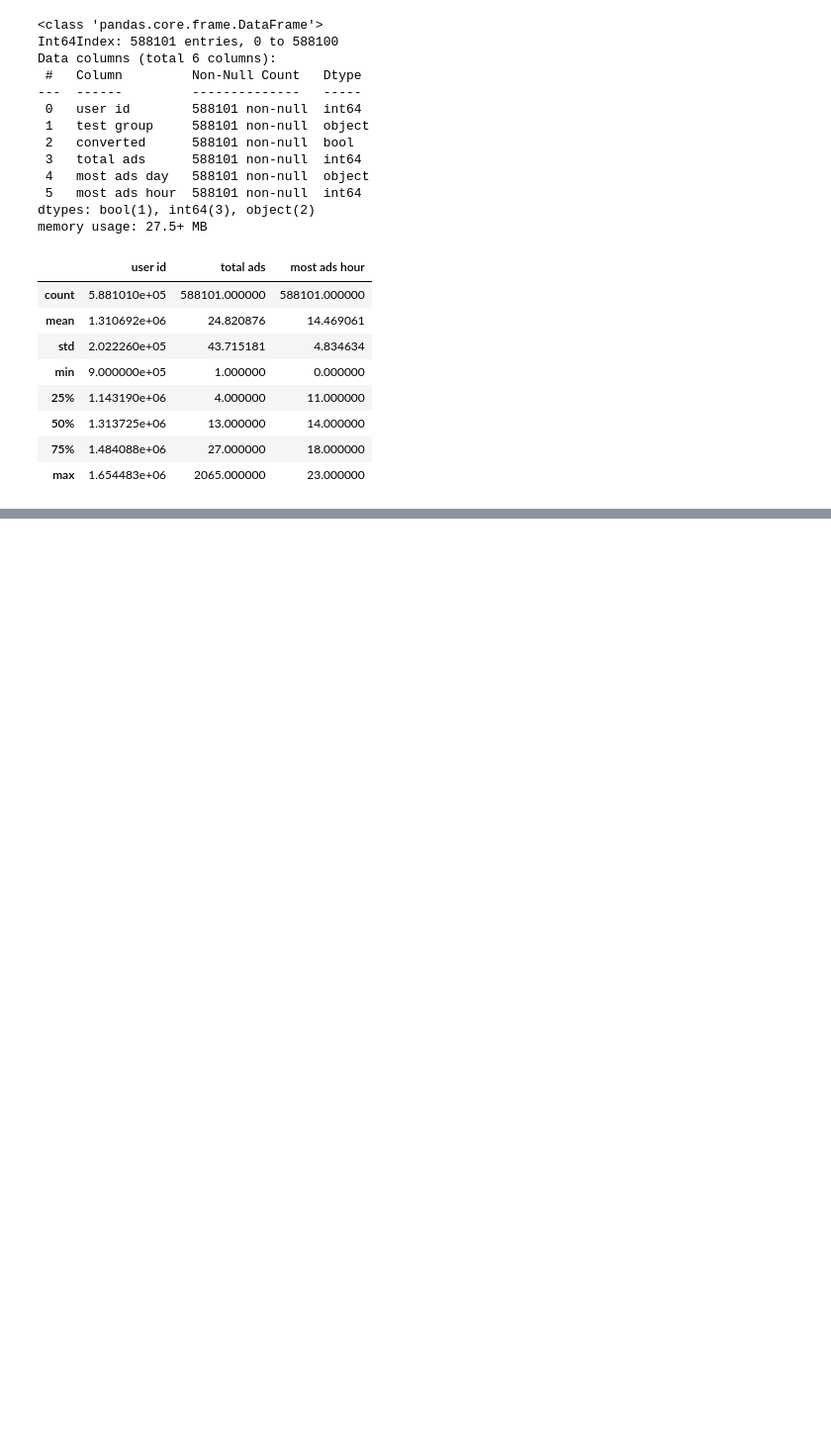
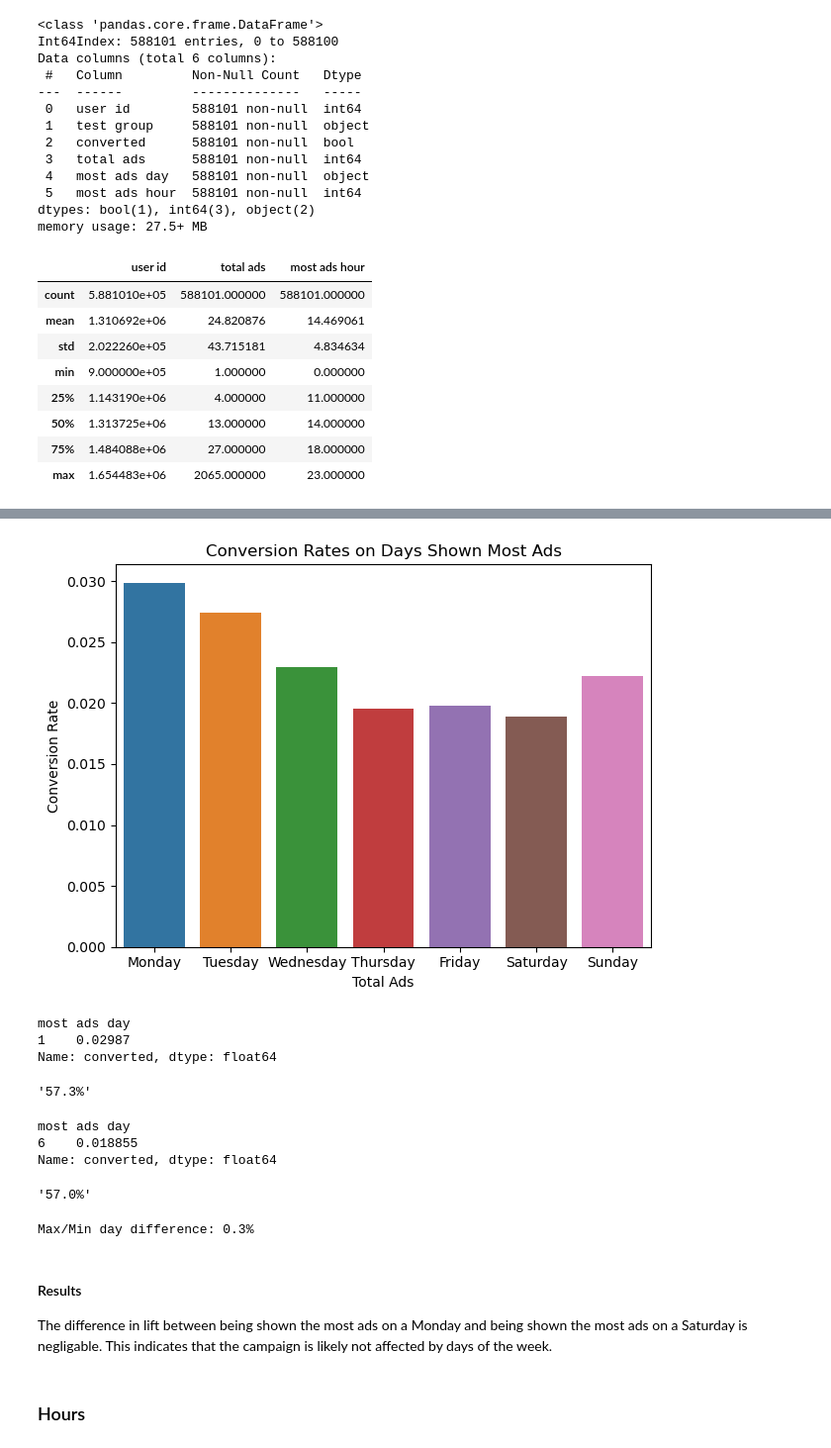
Before and after one commit to 4a6166/A-B-Testing-Analysis, a Jupyter notebook: kaggle-mkt/mkt_analysis.ipynb, the cells around one changed output, grey strips where cells are left out. Shown at 99% size. Saved outputs shown, nothing was run; the diff lists cells and outputs as text; code cells hidden in the pictures; blank space fills up the shorter version.

```diff
--- a/kaggle-mkt/mkt_analysis.ipynb
+++ b/kaggle-mkt/mkt_analysis.ipynb
@@ -134,0 +236,3 @@ X = None
+# %%
+df_crate_days=df.groupby("most ads day")["converted"].mean()
+df_crate_days
@@ -134,0 +249,48 @@ X = None
+# %%
+# Plot Days v Conversion Rate
+days = ['Monday', 'Tuesday', 'Wednesday', 'Thursday', 'Friday', 'Saturday', 'Sunday']
+
+ax = sns.barplot(x=days, y=df_crate_days)
+ax.set(title="Conversion Rates on Days Shown Most Ads", xlabel="Total Ads", ylabel="Conversion Rate")
+plt.tight_layout()
+plt.show()
+# %% [output]
+[figure, added]
+# %%
+max_day = df_crate_days.loc[df_crate_days == df_crate_days.max()]
+max_day
+# %% [output]
+most ads day
+1    0.02987
+Name: converted, dtype: float64
+# %%
+df_max_day = df.loc[df["most ads day"] == max_day.index[0]]
+df_crate_max_day = df_max_day.groupby("test group")["converted"].mean()
+max_day_lift = get_lift(df_crate_max_day["ad"], df_crate_max_day["psa"])
+format(max_day_lift, ".1%")
+# %% [output]
+'57.3%'
+# %%
+min_day = df_crate_days.loc[df_crate_days == df_crate_days.min()]
+min_day
+# %% [output]
+most ads day
+6    0.018855
+Name: converted, dtype: float64
+# %%
+df_min_day = df.loc[df["most ads day"] == min_day.index[0]]
+df_crate_min_day = df_min_day.groupby("test group")["converted"].mean()
+min_day_lift = get_lift(df_crate_min_day["ad"], df_crate_min_day["psa"])
+format(min_day_lift, ".1%")
+# %% [output]
+'57.0%'
+# %%
+# difference between day when most ads were shown and when fewest were
+print(f"Max/Min day difference: {format(max_day_lift - min_day_lift, '.1%')}")
+# %% [output]
+Max/Min day difference: 0.3%
+# %% [markdown]
+#### Results
+The difference in lift between being shown the most ads on a Monday and being shown the most ads on a Saturday is negligable. This indicates that the campaign is likely not affected by days of the week.
+# %% [markdown]
+### Hours
```
Also changed, not shown: parts of 37 cells of this notebook.
